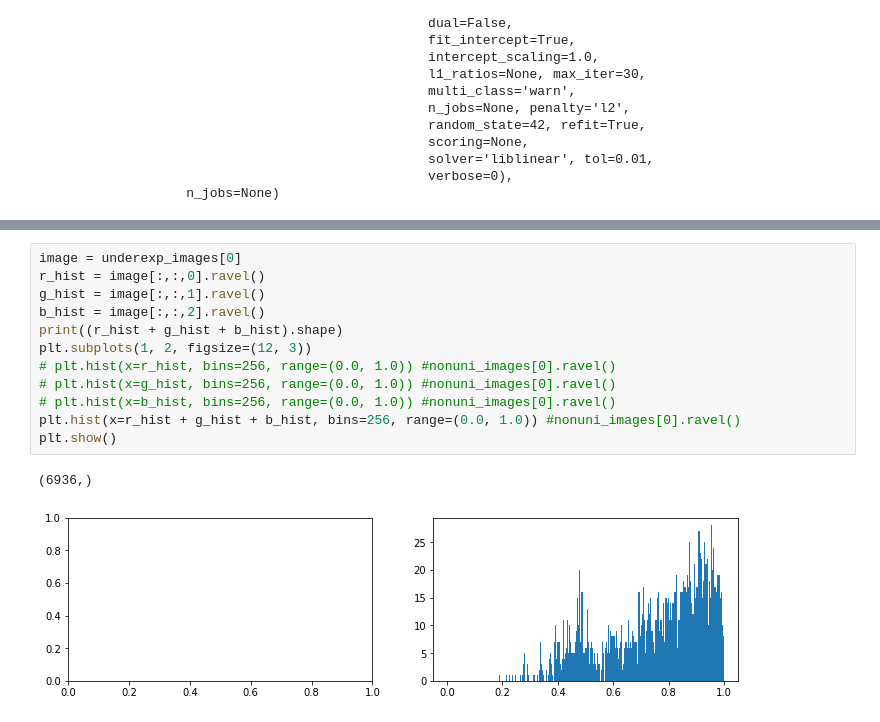
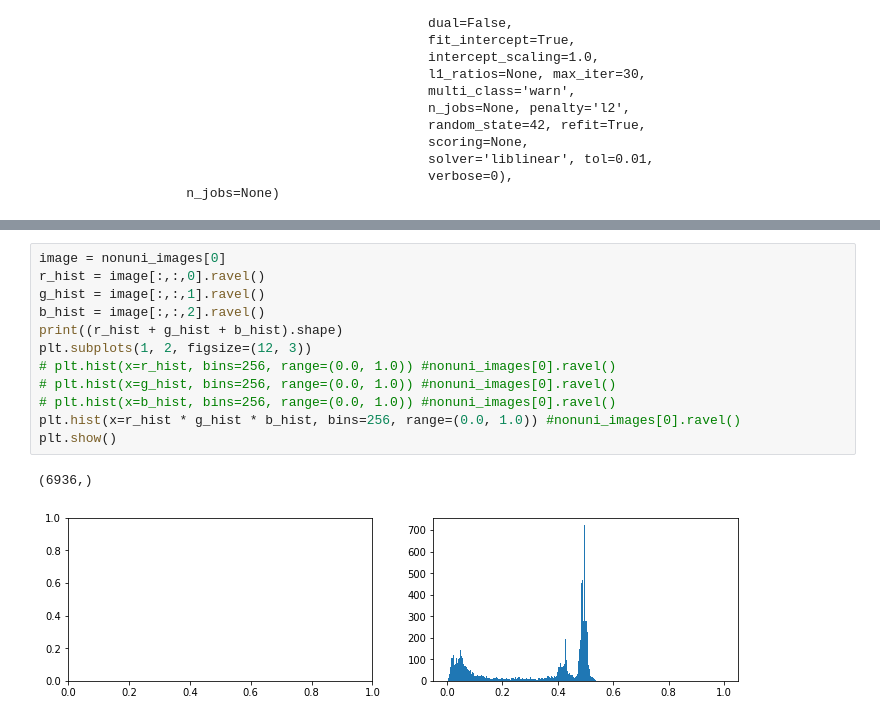
Before and after one commit to YahyaAlaaMassoud/CSI5139-CNNs, a Jupyter notebook: Assignment1/binary_classification.ipynb, the cells around one changed output, grey strips where cells are left out. Cells and saved outputs as stored; diff of their text form.

```diff
--- a/Assignment1/binary_classification.ipynb
+++ b/Assignment1/binary_classification.ipynb
@@ -571,15 +644,15 @@ And the confusion matrix:
 # %%
-image = underexp_images[0]
+image = nonuni_images[0]
 r_hist = image[:,:,0].ravel()
 g_hist = image[:,:,1].ravel()
 b_hist = image[:,:,2].ravel()
 print((r_hist + g_hist + b_hist).shape)
 plt.subplots(1, 2, figsize=(12, 3))
 # plt.hist(x=r_hist, bins=256, range=(0.0, 1.0)) #nonuni_images[0].ravel()
 # plt.hist(x=g_hist, bins=256, range=(0.0, 1.0)) #nonuni_images[0].ravel()
 # plt.hist(x=b_hist, bins=256, range=(0.0, 1.0)) #nonuni_images[0].ravel()
-plt.hist(x=r_hist + g_hist + b_hist, bins=256, range=(0.0, 1.0)) #nonuni_images[0].ravel()
+plt.hist(x=r_hist * g_hist * b_hist, bins=256, range=(0.0, 1.0)) #nonuni_images[0].ravel()
 plt.show()
 # %% [output]
 (6936,)
-[figure, old version]
+[figure, new version]
```
Also changed, not shown: parts of 45 cells of this notebook, 1 other file.
